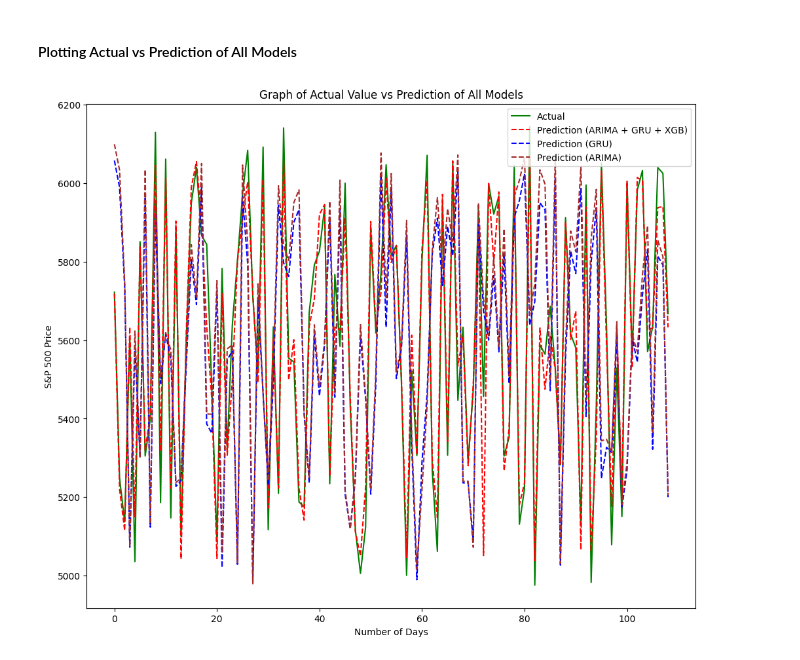
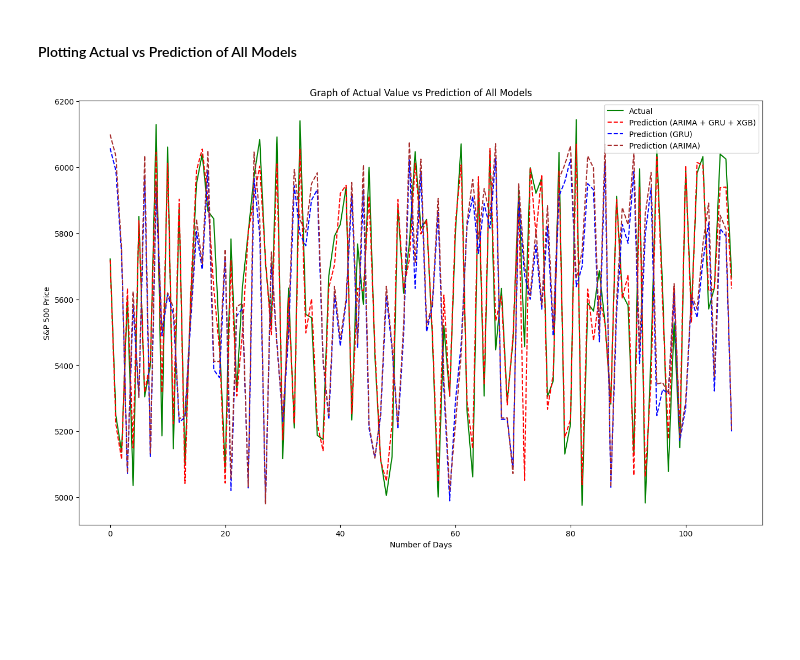
Before and after one commit to RSGzen/AML-Assignment, a Jupyter notebook: project_xgb.ipynb, the cells around one changed output. Cells and saved outputs as stored; diff of their text form; code cells hidden in the pictures; blank space fills up the shorter version.

```diff
--- a/project_xgb.ipynb
+++ b/project_xgb.ipynb
@@ -701,19 +701,19 @@ plt.show()
 # %% [markdown]
 #### Plotting Actual vs Prediction of All Models
 # %%
-fig = plt.figure(figsize=(12, 10))
+fig = plt.figure(figsize=(16, 10))
 
 plt.plot(y_test, label="Actual", color='green')
 plt.plot(y_pred, label="Prediction (ARIMA + GRU + XGB)", linestyle='dashed', color='red')
 
 plt.plot(gru_pred_lst[:len(y_test)], label="Prediction (GRU)", linestyle='dashed', color='blue')
 plt.plot(arima_pred_lst[:len(y_test)], label="Prediction (ARIMA)", linestyle='dashed', color='brown')
 
 plt.title("Graph of Actual Value vs Prediction of All Models")
 plt.xlabel("Number of Days")
 plt.ylabel("S&P 500 Price")
 
 plt.legend()
 plt.show()
 # %% [output]
-[figure, old version]
+[figure, new version]
```
Also changed, not shown: parts of 5 cells of this notebook.
